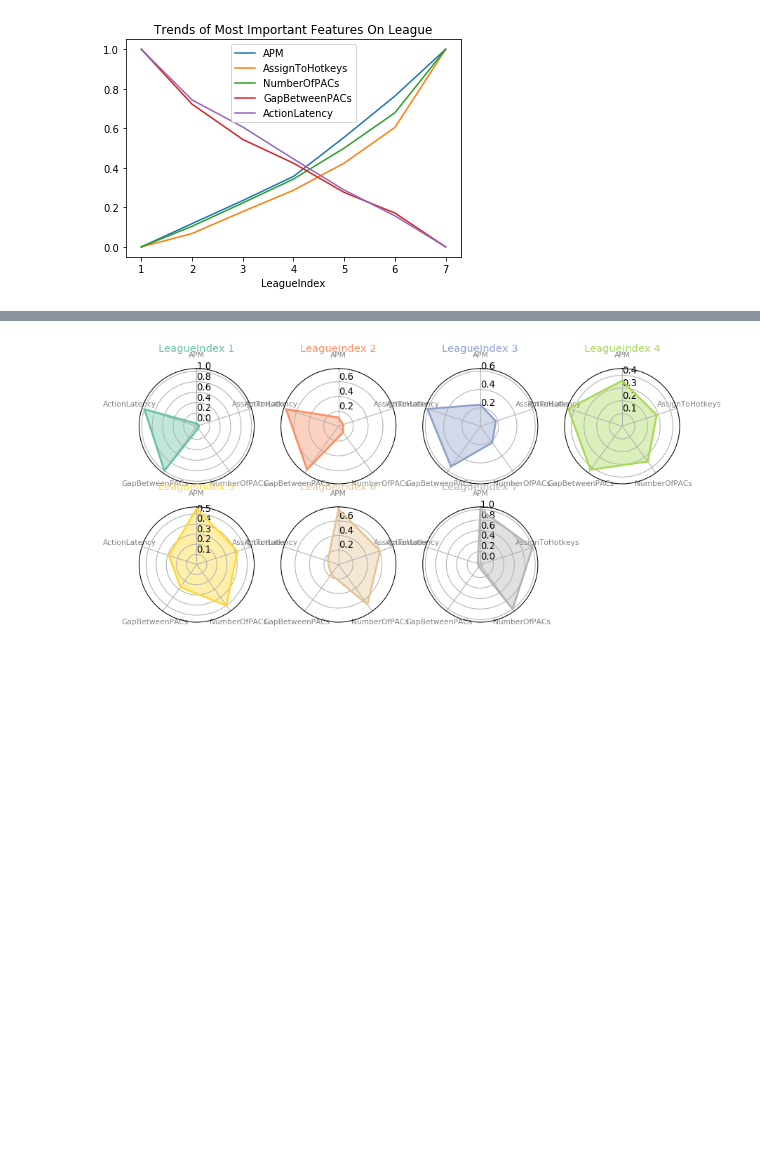
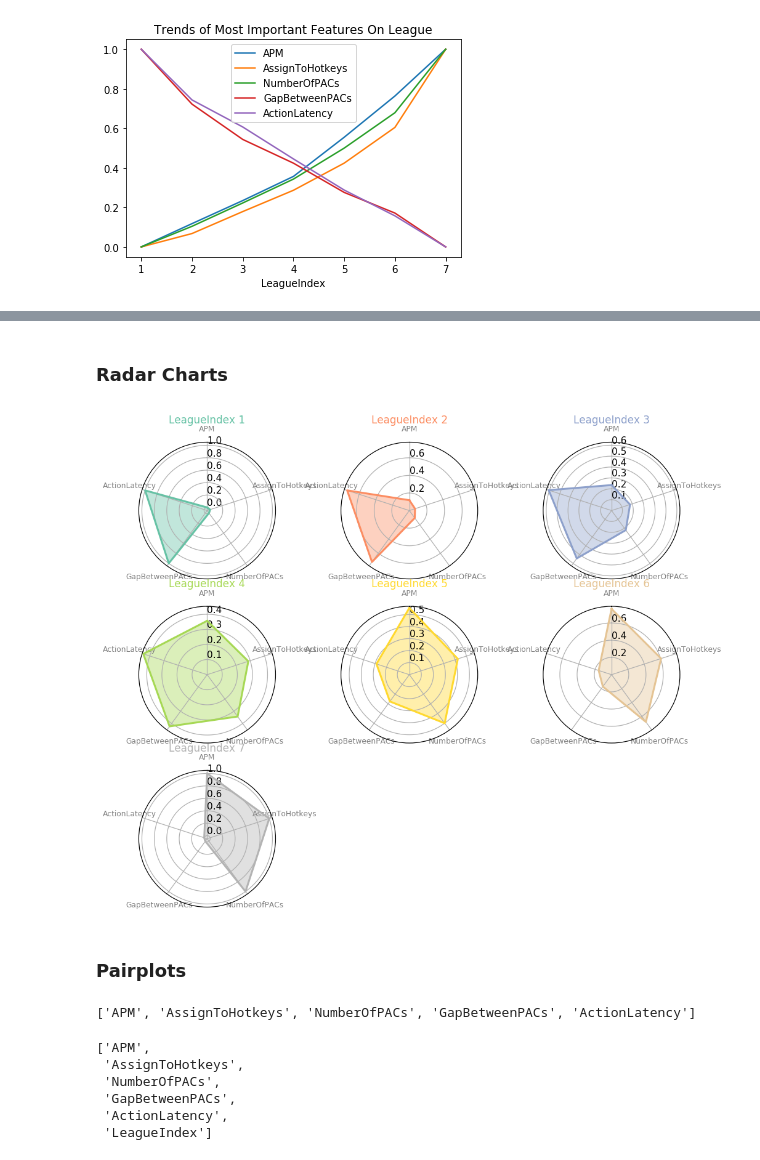
Before and after one commit to Mikhail-Naumov/SC2, a Jupyter notebook: SC2.ipynb, the cells around one changed output, grey strips where cells are left out. Drawn from its saved outputs; the diff is of its cells as text; code cells hidden in the pictures; blank space fills up the shorter version.

```diff
--- a/SC2.ipynb
+++ b/SC2.ipynb
@@ -12,7 +12,7 @@ def make_spider(row, title, color):
     angles += angles[:1]
 
     # Initialise the spider plot
-    ax = plt.subplot(3,4,row+1, polar=True, )
+    ax = plt.subplot(3,3,row+1, polar=True, )
 
     # If you want the first axis to be on top:
     ax.set_theta_offset(pi / 2)
@@ -168,52 +170,37 @@ League_means_scaled[Important_Features.index]
 | 5 | 0.554824 | 0.423904 | 0.499907 | 0.275705 | 0.287664 |
 | 6 | 0.763449 | 0.604580 | 0.678891 | 0.171227 | 0.157105 |
 | 7 | 1.000000 | 1.000000 | 1.000000 | 0.000000 | 0.000000 |
+# %% [markdown]
+### Radar Charts
 # %%
 df = League_means_scaled[Important_Features.index].reset_index()
 df.LeagueIndex = df.LeagueIndex.astype(str)
-# %%
-def make_spider(row, title, color):
-
-    # number of variable
-    categories=list(df)[1:]
-    N = len(categories)
-
-    # What will be the angle of each axis in the plot? (we divide the plot / number of variable)
-    angles = [n / float(N) * 2 * pi for n in range(N)]
-    angles += angles[:1]
-
-    # Initialise the spider plot
-    ax = plt.subplot(4,4,row+1, polar=True, )
-
-    # If you want the first axis to be on top:
-    ax.set_theta_offset(pi / 2)
-    ax.set_theta_direction(-1)
-
-    # Draw one axe per variable + add labels labels yet
-    plt.xticks(angles[:-1], categories, color='grey', size=8)
-
-    # Draw ylabels
-    ax.set_rlabel_position(0)
-    #plt.yticks([10,20,30], ["10","20","30"], color="grey", size=7)
-    #plt.ylim(0,40)
-
-    # Ind1
-    values=df.loc[row].drop('LeagueIndex').values.flatten().tolist()
-    values += values[:1]
-    ax.plot(angles, values, color=color, linewidth=2, linestyle='solid')
-    ax.fill(angles, values, color=color, alpha=0.4)
-
-    # Add a title
-    plt.title(title, size=11, color=color, y=1.1)
 # %%
-my_dpi=96
-plt.figure(figsize=(1000/my_dpi, 1000/my_dpi), dpi=my_dpi)
+my_dpi=110
+plt.figure(figsize=(1200/my_dpi, 1000/my_dpi), dpi=my_dpi)
 
 # Create a color palette:
 my_palette = plt.cm.get_cmap("Set2", len(df.index))
 
 # Loop to plot
 for row in range(0, len(df.index)):
     make_spider(row=row, title='LeagueIndex '+df['LeagueIndex'][row], color=my_palette(row))
 # %% [output]
-[figure, old version]
+[figure, new version]
+# %% [markdown]
+### Pairplots
+# %%
+[i for i in Important_Features.index]#.append("LeagueIndex")
+# %% [output]
+['APM', 'AssignToHotkeys', 'NumberOfPACs', 'GapBetweenPACs', 'ActionLatency']
+# %%
+lt = list(Important_Features.index)
+lt.append("LeagueIndex")
+lt
+# %% [output]
+['APM',
+ 'AssignToHotkeys',
+ 'NumberOfPACs',
+ 'GapBetweenPACs',
+ 'ActionLatency',
+ 'LeagueIndex']
```
Also changed, not shown: parts of 22 cells of this notebook.
